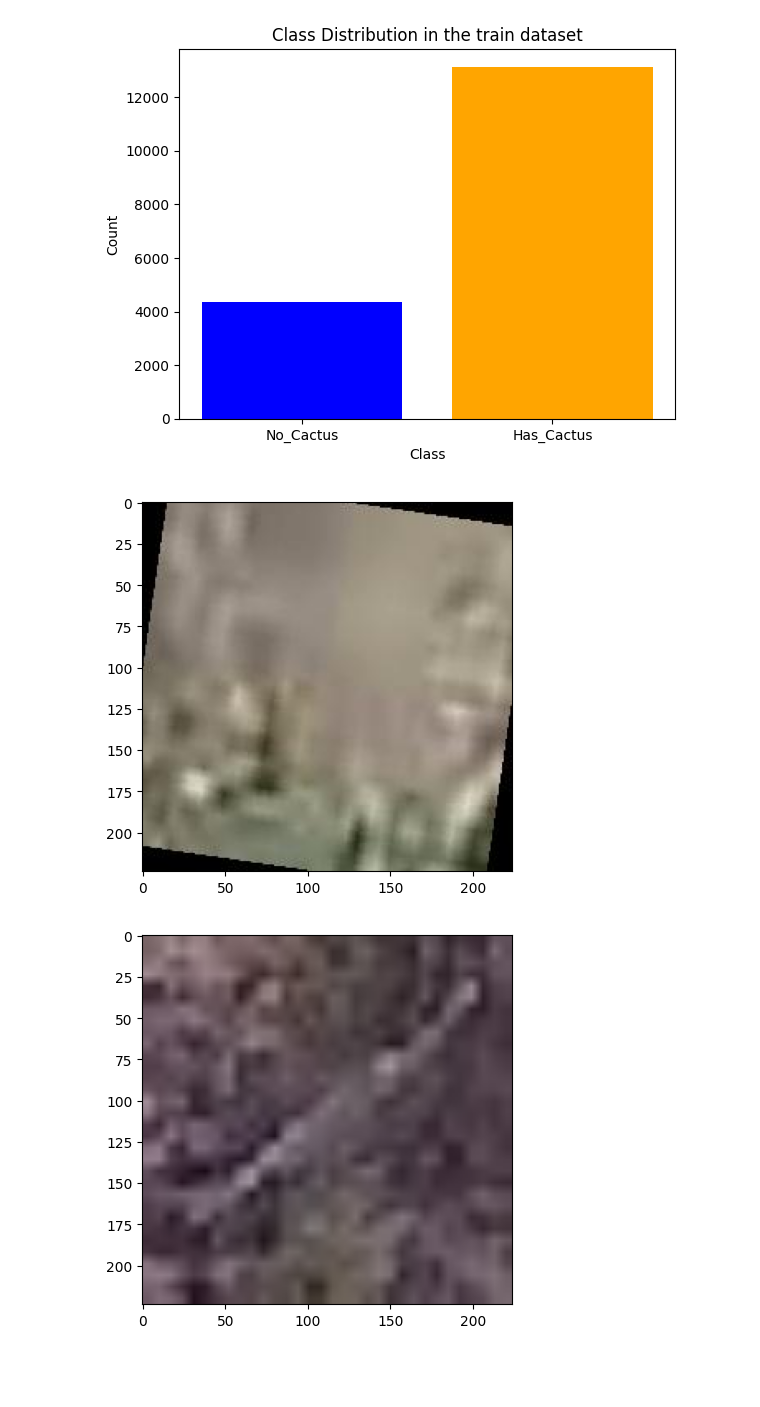
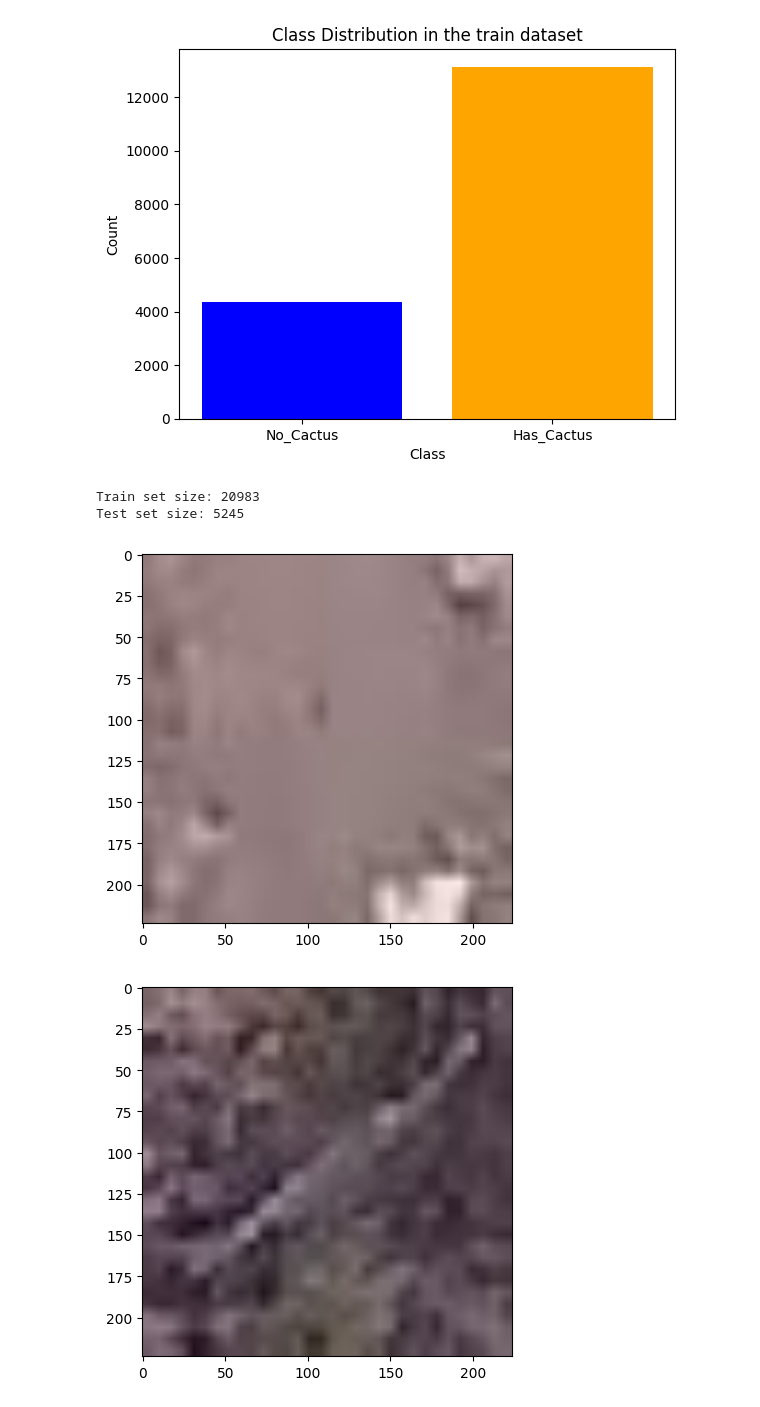
Before and after one commit to IAmReallyAlessio/AML-Challenges, a Jupyter notebook: challenge1/aerial_imagery.ipynb, the cells around one changed output. Drawn from its saved outputs; the diff is of its cells as text; code cells hidden in the pictures; blank space fills up the shorter version.

```diff
--- a/challenge1/aerial_imagery.ipynb
+++ b/challenge1/aerial_imagery.ipynb
@@ -122,28 +124,38 @@ if os.name == 'nt':
 # %%
 train_dataset = CustomImageDataset(
     csv_file=csv_file,
     img_dir=train_dir,
     transform=transform
 )
 
 augmented_dataset = UnlabeledImageDataset(
     img_dir=augmented_folder,
     return_label=0,
     transform=transforms.Compose([transforms.ToImage(), transforms.ToDtype(torch.float32, scale=True)])
 )
 
 training_dataset = torch.utils.data.ConcatDataset([train_dataset, augmented_dataset])
-training_dataloader = DataLoader(training_dataset, batch_size=32, shuffle=True)
+
+generator = torch.Generator().manual_seed(42)
+train_set, validaton_set = torch.utils.data.random_split(training_dataset, [0.8, 0.2], generator=generator)
+print(f"Train set size: {len(train_set)}")
+print(f"Test set size: {len(validaton_set)}")
+
+
+training_dataloader = DataLoader(train_set, batch_size=32, shuffle=True)
+validation_dataloader = DataLoader(validaton_set, batch_size=32, shuffle=True)
 
 
 for (i, (images, labels)) in enumerate(training_dataloader):
     for (img, label) in zip(images, labels):
         if label == 0:
             plt.imshow(img.permute(1, 2, 0))
             break
     break
 # %% [output]
+Train set size: 20983
+Test set size: 5245
-[figure, old version]
+[figure, new version]
 # %%
 test_dataset = UnlabeledImageDataset(
     img_dir=test_dir,
```
Also changed, not shown: parts of 6 cells of this notebook, 1 other file.
